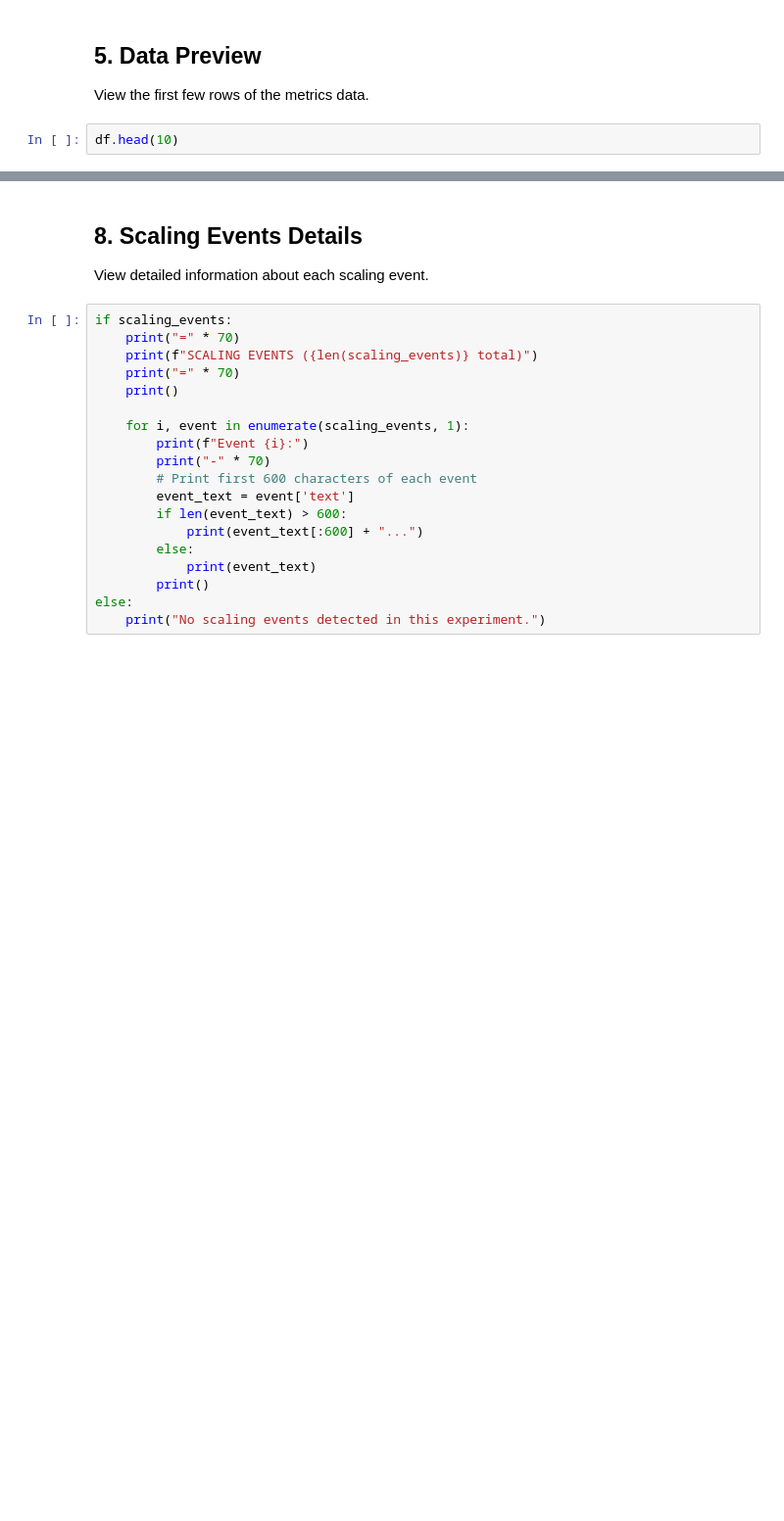
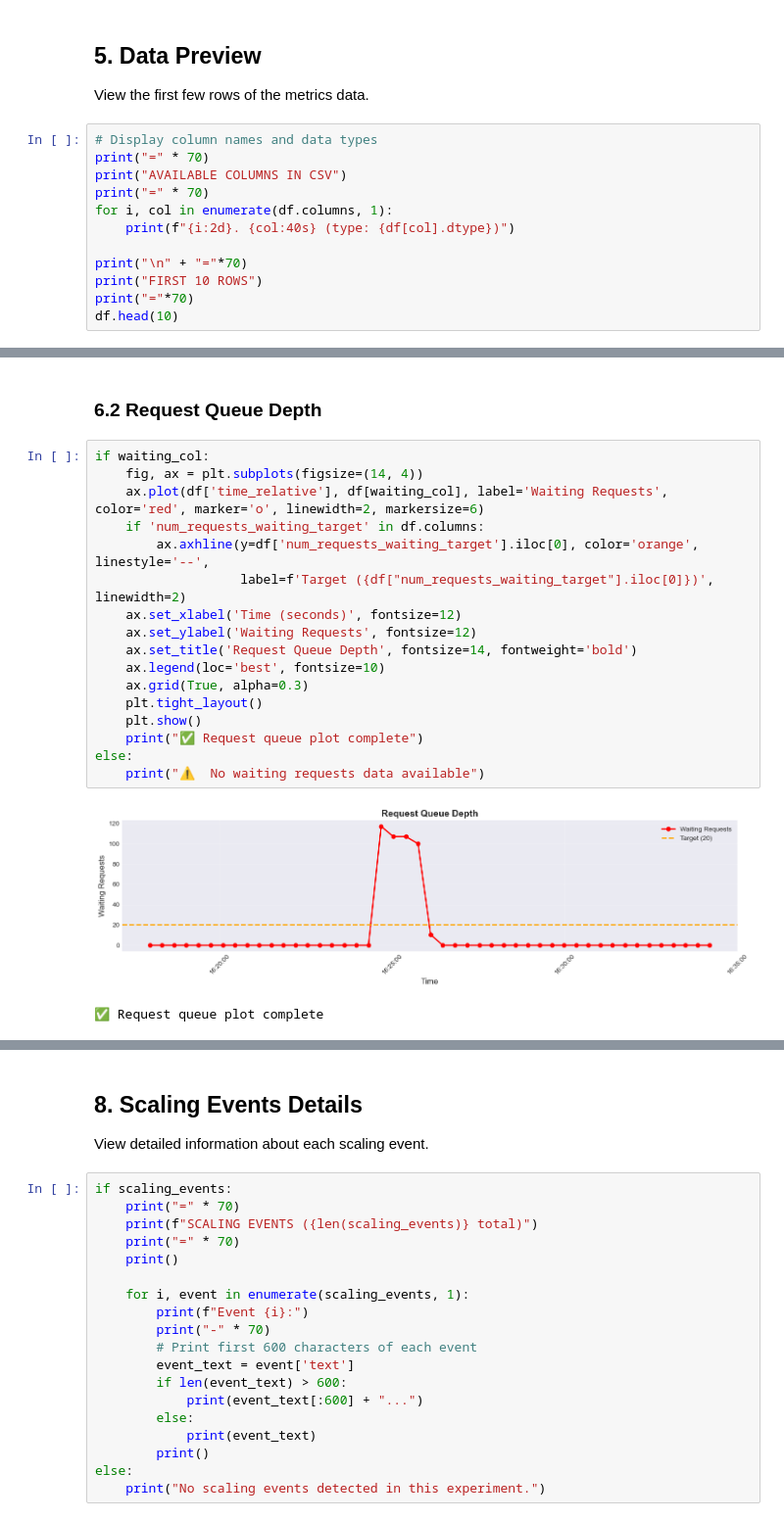
Before and after one commit to WheelyMcBones/inferno-autoscaler-fork, a Jupyter notebook: config/samples/not_wva/new-experiments/analyze-hpa-experiment.ipynb, the cells around one changed output, grey strips where cells are left out. Shown at 98% size. Drawn from its saved outputs; the diff is of its cells as text; blank space fills up the shorter version.

```diff
--- a/config/samples/not_wva/new-experiments/analyze-hpa-experiment.ipynb
+++ b/config/samples/not_wva/new-experiments/analyze-hpa-experiment.ipynb
@@ -190,4 +277,14 @@ print("=" * 70)
 
 View the first few rows of the metrics data.
 # %%
+# Display column names and data types
+print("=" * 70)
+print("AVAILABLE COLUMNS IN CSV")
+print("=" * 70)
+for i, col in enumerate(df.columns, 1):
+    print(f"{i:2d}. {col:40s} (type: {df[col].dtype})")
+
+print("\n" + "="*70)
+print("FIRST 10 ROWS")
+print("="*70)
 df.head(10)
@@ -272,0 +352,22 @@ print("\n✓ Plot generated successfully")
+# %% [markdown]
+### 6.2 Request Queue Depth
+# %%
+if waiting_col:
+    fig, ax = plt.subplots(figsize=(14, 4))
+    ax.plot(df['time_relative'], df[waiting_col], label='Waiting Requests', color='red', marker='o', linewidth=2, markersize=6)
+    if 'num_requests_waiting_target' in df.columns:
+        ax.axhline(y=df['num_requests_waiting_target'].iloc[0], color='orange', linestyle='--',
+                   label=f'Target ({df["num_requests_waiting_target"].iloc[0]})', linewidth=2)
+    ax.set_xlabel('Time (seconds)', fontsize=12)
+    ax.set_ylabel('Waiting Requests', fontsize=12)
+    ax.set_title('Request Queue Depth', fontsize=14, fontweight='bold')
+    ax.legend(loc='best', fontsize=10)
+    ax.grid(True, alpha=0.3)
+    plt.tight_layout()
+    plt.show()
+    print("✅ Request queue plot complete")
+else:
+    print("⚠️  No waiting requests data available")
+# %% [output]
+[figure, added]
+✅ Request queue plot complete
```
Also changed, not shown: parts of 20 cells of this notebook, 26 other files.
